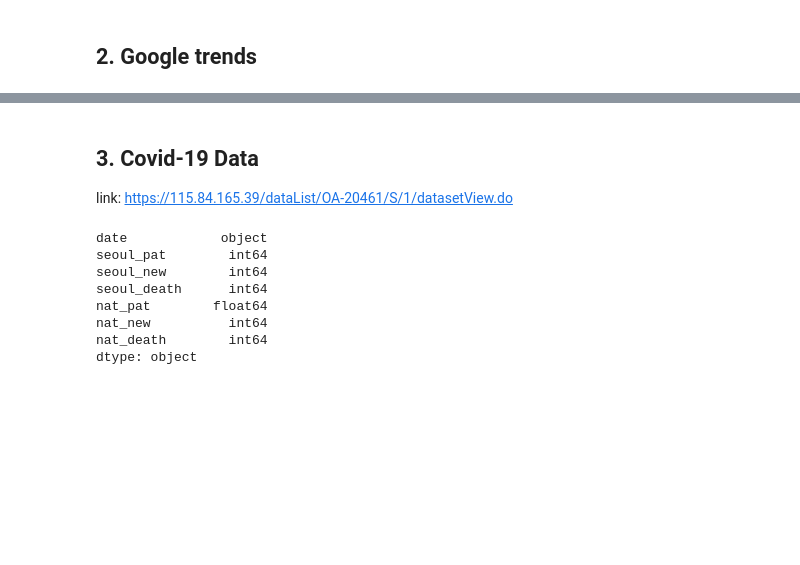
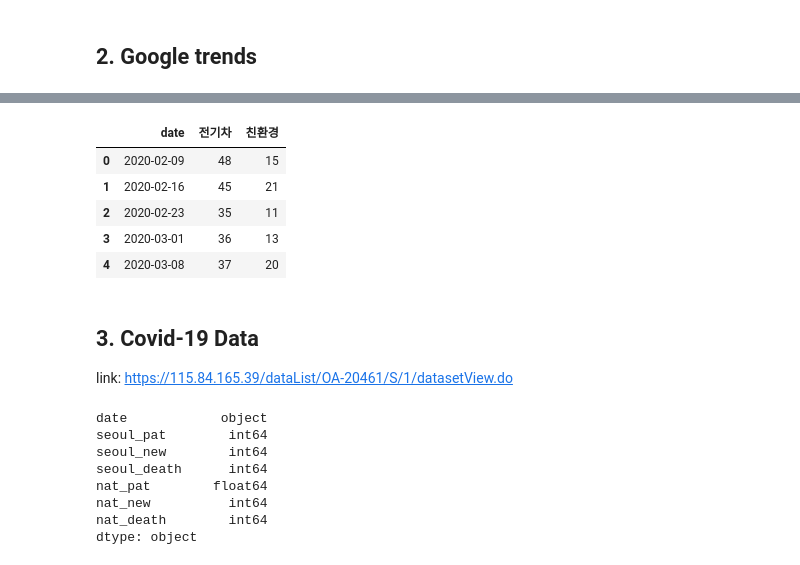
Before and after one commit to 2hyunie/qmss_thesis, a Jupyter notebook: Exploratory Data Analysis.ipynb, the cells around one changed output, grey strips where cells are left out. Cells and saved outputs as stored; diff of their text form; code cells hidden in the pictures; blank space fills up the shorter version.

Commit message:
time series

```diff
--- a/Exploratory Data Analysis.ipynb
+++ b/Exploratory Data Analysis.ipynb
@@ -147,11 +158,11 @@ pytrends = TrendReq(hl='ko', tz=540)
 
 kw_list = ["전기차", "친환경"]
 
-pytrends.build_payload(kw_list, cat=0, timeframe="2018-01-01 2022-10-31", geo="KR")
-data = pytrends.interest_over_time()
-data = data.reset_index()
+pytrends.build_payload(kw_list, cat=0, timeframe="2020-02-05 2022-11-01", geo="KR")
+google = pytrends.interest_over_time()
+google = google.reset_index()
 
-fig = px.line(data, x="date", y=kw_list,
+fig = px.line(google, x="date", y=kw_list,
               title="Google Trends in South Korea",
              labels={
                  "variable" : "Search Term", "date" : "Time", "value" : "Popularity"
@@ -160,6 +171,16 @@ fig = px.line(data, x="date", y=kw_list,
 fig.show()
 # %% [output]
 [interactive output not drawn]
+# %%
+google = google.drop('isPartial', axis=1)
+google.head()
+# %% [output]
+|  | date | 전기차 | 친환경 |
+| 0 | 2020-02-09 | 48 | 15 |
+| 1 | 2020-02-16 | 45 | 21 |
+| 2 | 2020-02-23 | 35 | 11 |
+| 3 | 2020-03-01 | 36 | 13 |
+| 4 | 2020-03-08 | 37 | 20 |
 # %% [markdown]
 ## 3. Covid-19 Data
 
```
Also changed, not shown: parts of 8 cells of this notebook.
